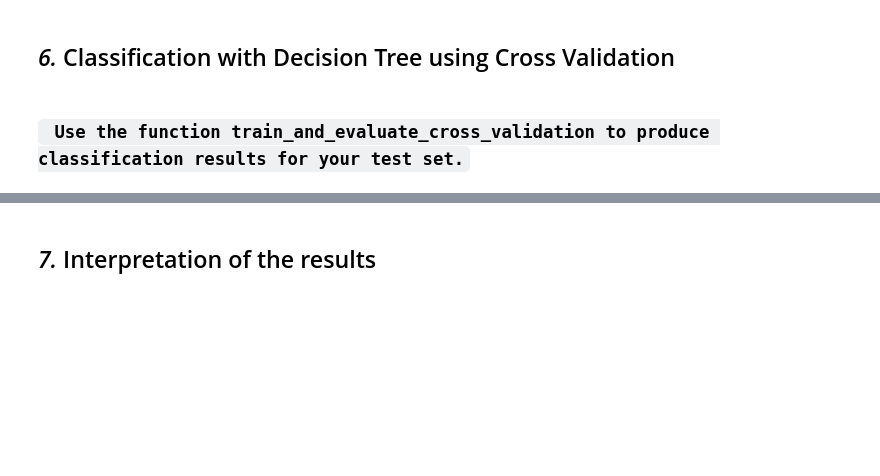
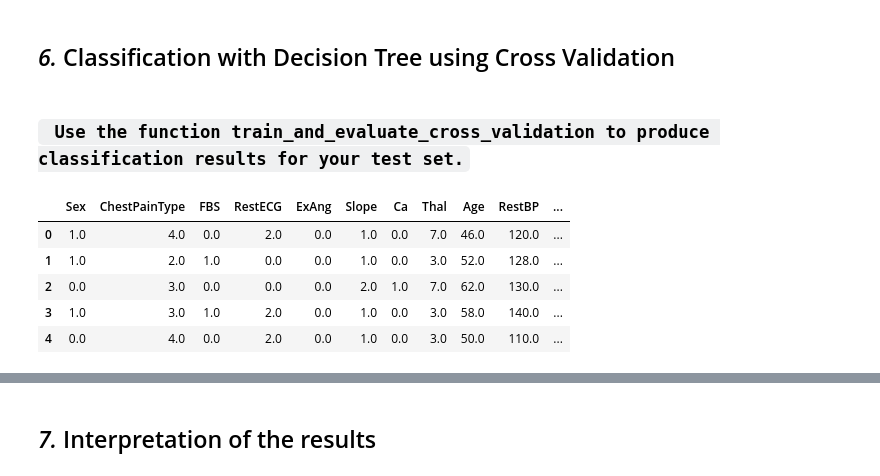
Before and after one commit to 1500-Shubham/Stockholm_University, a Jupyter notebook: DS/HW3/HW3_instructions_25.ipynb, the cells around one changed output, grey strips where cells are left out. Drawn from its saved outputs; the diff is of its cells as text; code cells hidden in the pictures; blank space fills up the shorter version.

```diff
--- a/DS/HW3/HW3_instructions_25.ipynb
+++ b/DS/HW3/HW3_instructions_25.ipynb
@@ -907,3 +907,12 @@ Pipeline(steps=[('preprocess',
 ## *6.* Classification with Decision Tree using Cross Validation
 # %% [markdown]
 ### ` Use the function train_and_evaluate_cross_validation to produce classification results for your test set.`
+# %%
+X.head()
+# %% [output]
+|  | Sex | ChestPainType | FBS | RestECG | ExAng | Slope | Ca | Thal | Age | RestBP | ... |
+| 0 | 1.0 | 4.0 | 0.0 | 2.0 | 0.0 | 1.0 | 0.0 | 7.0 | 46.0 | 120.0 | ... |
+| 1 | 1.0 | 2.0 | 1.0 | 0.0 | 0.0 | 1.0 | 0.0 | 3.0 | 52.0 | 128.0 | ... |
+| 2 | 0.0 | 3.0 | 0.0 | 0.0 | 0.0 | 2.0 | 1.0 | 7.0 | 62.0 | 130.0 | ... |
+| 3 | 1.0 | 3.0 | 1.0 | 2.0 | 0.0 | 1.0 | 0.0 | 3.0 | 58.0 | 140.0 | ... |
+| 4 | 0.0 | 4.0 | 0.0 | 2.0 | 0.0 | 1.0 | 0.0 | 3.0 | 50.0 | 110.0 | ... |
```
Also changed, not shown: parts of 9 cells of this notebook.
